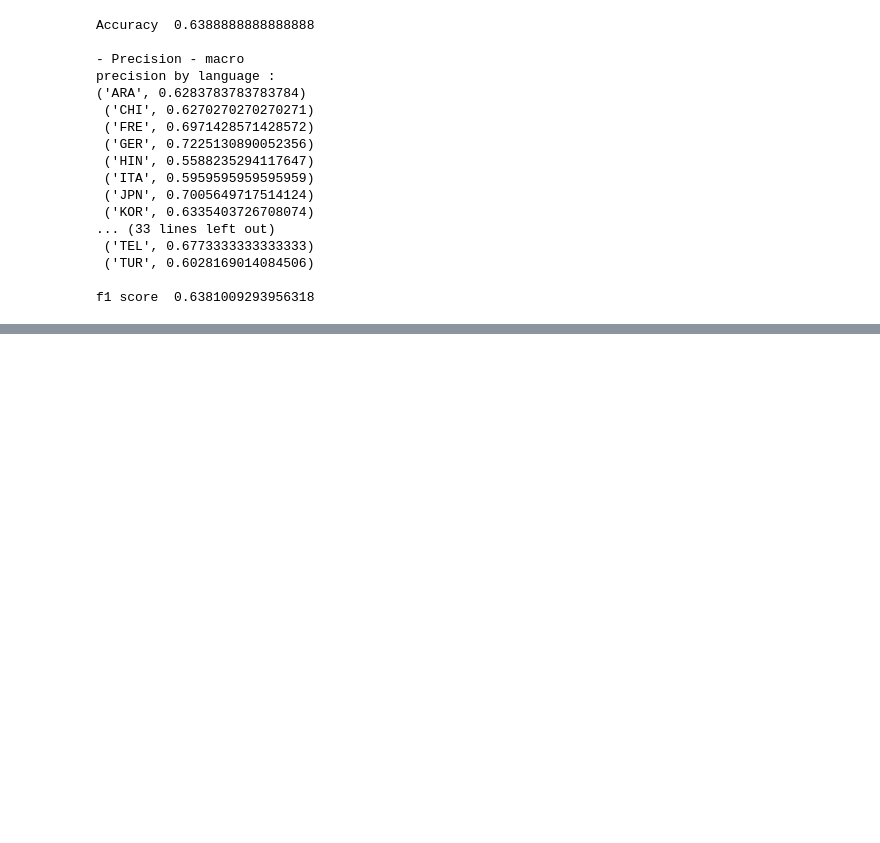
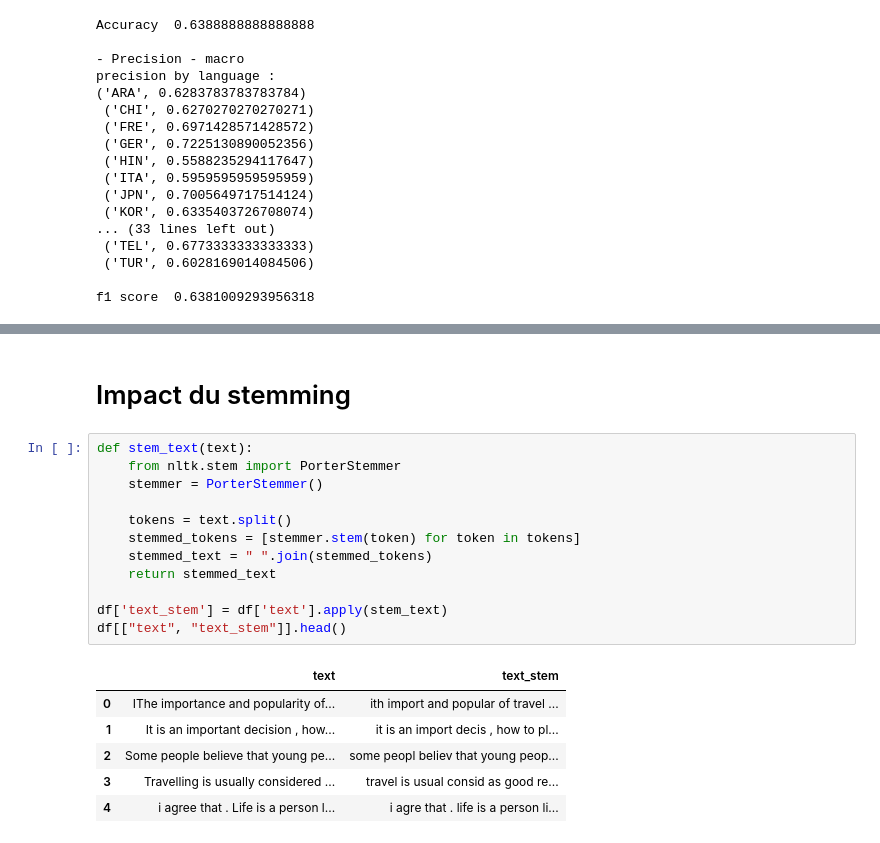
Before and after one commit to Koceila2K7/projet-analyse-de-text, a Jupyter notebook: src/stats_project.ipynb, the cells around one changed output, grey strips where cells are left out. Cells and saved outputs as stored; diff of their text form; blank space fills up the shorter version.

Commit message:
impact of stemming and lemmatization

```diff
--- a/src/stats_project.ipynb
+++ b/src/stats_project.ipynb
@@ -756,0 +753,21 @@ from nltk.stem import PorterStemmer
+# %% [markdown]
+# Impact du stemming
+# %%
+def stem_text(text):
+    from nltk.stem import PorterStemmer
+    stemmer = PorterStemmer()
+
+    tokens = text.split()
+    stemmed_tokens = [stemmer.stem(token) for token in tokens]
+    stemmed_text = " ".join(stemmed_tokens)
+    return stemmed_text
+
+df['text_stem'] = df['text'].apply(stem_text)
+df[["text", "text_stem"]].head()
+# %% [output]
+|  | text | text_stem |
+| 0 | IThe importance and popularity of... | ith import and popular of travel ... |
+| 1 | It is an important decision , how... | it is an import decis , how to pl... |
+| 2 | Some people believe that young pe... | some peopl believ that young peop... |
+| 3 | Travelling is usually considered ... | travel is usual consid as good re... |
+| 4 | i agree that . Life is a person l... | i agre that . life is a person li... |
```
Also changed, not shown: parts of 14 cells of this notebook.
